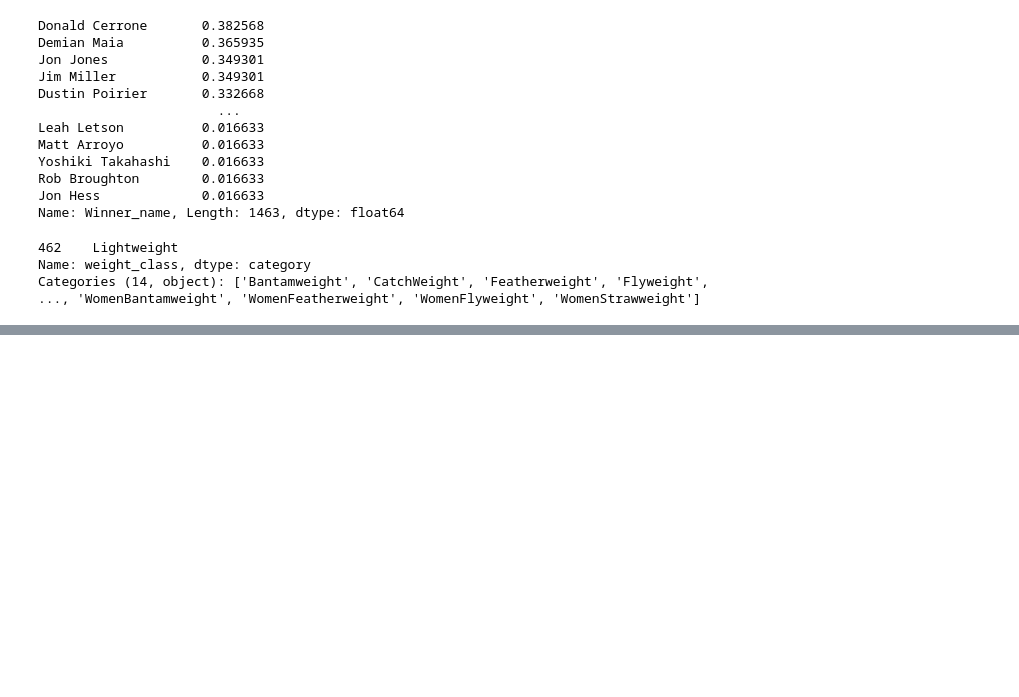
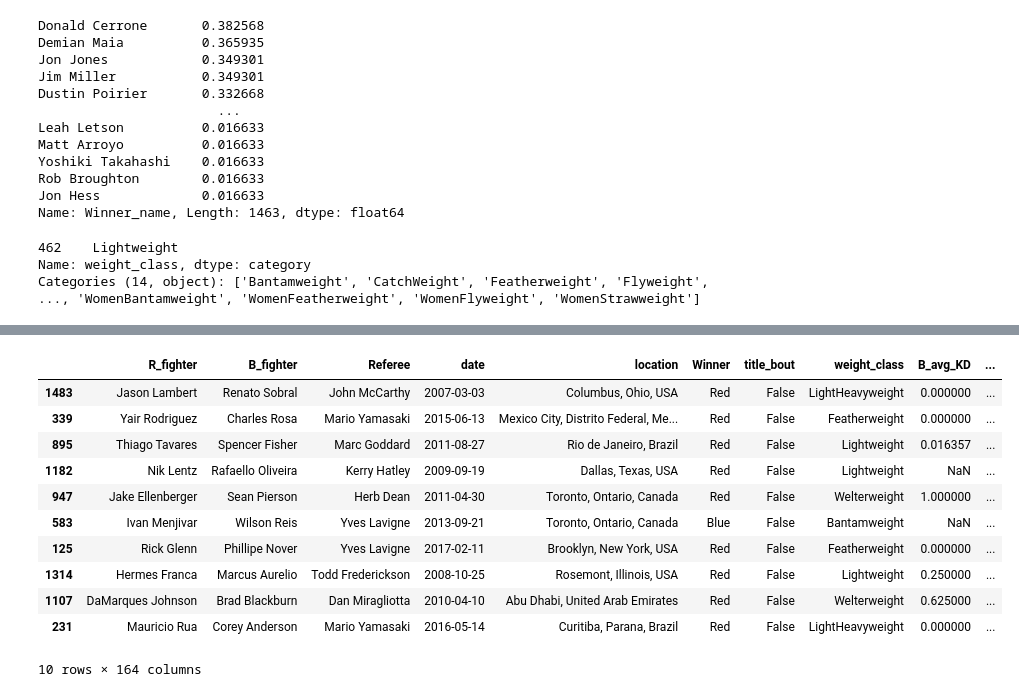
Before and after one commit to edgarcde/MMA_fight_Analysis, a Jupyter notebook: UFC_EDA.ipynb, the cells around one changed output, grey strips where cells are left out. Drawn from its saved outputs; the diff is of its cells as text; code cells hidden in the pictures; blank space fills up the shorter version.

```diff
--- a/UFC_EDA.ipynb
+++ b/UFC_EDA.ipynb
@@ -238,3 +238,6 @@ data.weight_class.sample()
 462    Lightweight
 Name: weight_class, dtype: category
 Categories (14, object): ['Bantamweight', 'CatchWeight', 'Featherweight', 'Flyweight', ..., 'WomenBantamweight', 'WomenFeatherweight', 'WomenFlyweight', 'WomenStrawweight']
+# %%
+ppv_data = pd.read_csv('UFC_PPV_Data.csv', parse_dates = ['Date'])
+ppv_dollars =  pd.read_csv('PPV.csv', parse_dates = ['DATE'])
@@ -240,0 +263,10 @@ Categories (14, object): ['Bantamweight', 'CatchWeight', 'Featherweight', 'Flywe
+# %%
+merged_data = (pd.merge(pd.merge(data
+                                 .assign(DATE = data.date)
+                                 , ppv_dollars
+                                 , on=['DATE']
+                                )
+                        ,ppv_data.assign(DATE = ppv_data.Date)
+                        , on = ['DATE']
+                       )
+              )
@@ -240,0 +304,15 @@ Categories (14, object): ['Bantamweight', 'CatchWeight', 'Featherweight', 'Flywe
+# %%
+merged_data.sample(10)
+# %% [output]
+|  | R_fighter | B_fighter | Referee | date | location | Winner | title_bout | weight_class | B_avg_KD | ... |
+| 1483 | Jason Lambert | Renato Sobral | John McCarthy | 2007-03-03 | Columbus, Ohio, USA | Red | False | LightHeavyweight | 0.000000 | ... |
+| 339 | Yair Rodriguez | Charles Rosa | Mario Yamasaki | 2015-06-13 | Mexico City, Distrito Federal, Me... | Red | False | Featherweight | 0.000000 | ... |
+| 895 | Thiago Tavares | Spencer Fisher | Marc Goddard | 2011-08-27 | Rio de Janeiro, Brazil | Red | False | Lightweight | 0.016357 | ... |
+| 1182 | Nik Lentz | Rafaello Oliveira | Kerry Hatley | 2009-09-19 | Dallas, Texas, USA | Red | False | Lightweight | NaN | ... |
+| 947 | Jake Ellenberger | Sean Pierson | Herb Dean | 2011-04-30 | Toronto, Ontario, Canada | Red | False | Welterweight | 1.000000 | ... |
+| 583 | Ivan Menjivar | Wilson Reis | Yves Lavigne | 2013-09-21 | Toronto, Ontario, Canada | Blue | False | Bantamweight | NaN | ... |
+| 125 | Rick Glenn | Phillipe Nover | Yves Lavigne | 2017-02-11 | Brooklyn, New York, USA | Red | False | Featherweight | 0.000000 | ... |
+| 1314 | Hermes Franca | Marcus Aurelio | Todd Frederickson | 2008-10-25 | Rosemont, Illinois, USA | Red | False | Lightweight | 0.250000 | ... |
+| 1107 | DaMarques Johnson | Brad Blackburn | Dan Miragliotta | 2010-04-10 | Abu Dhabi, United Arab Emirates | Red | False | Welterweight | 0.625000 | ... |
+| 231 | Mauricio Rua | Corey Anderson | Mario Yamasaki | 2016-05-14 | Curitiba, Parana, Brazil | Red | False | LightHeavyweight | 0.000000 | ... |
+10 rows × 164 columns
```
Also changed, not shown: parts of 7 cells of this notebook.
